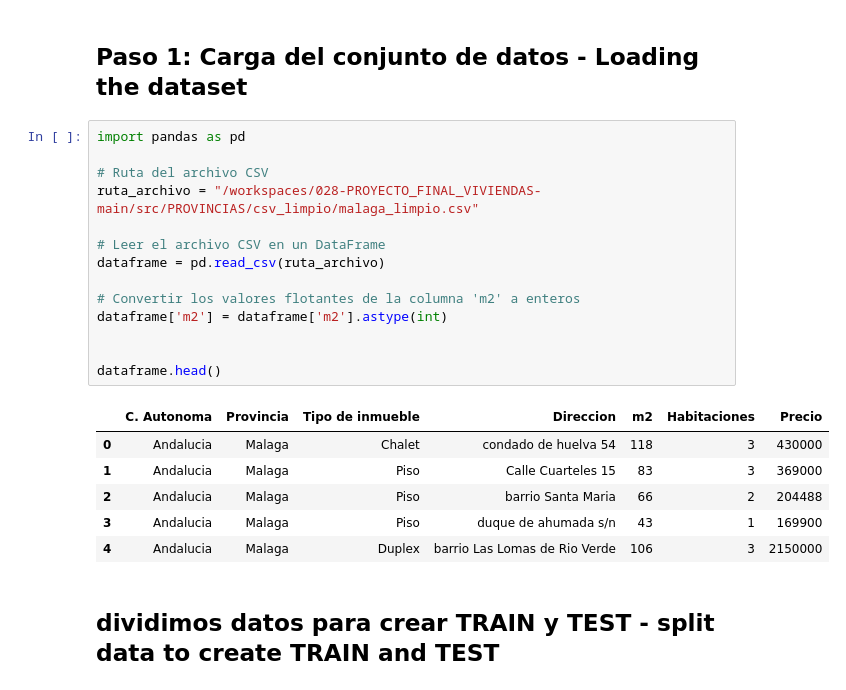
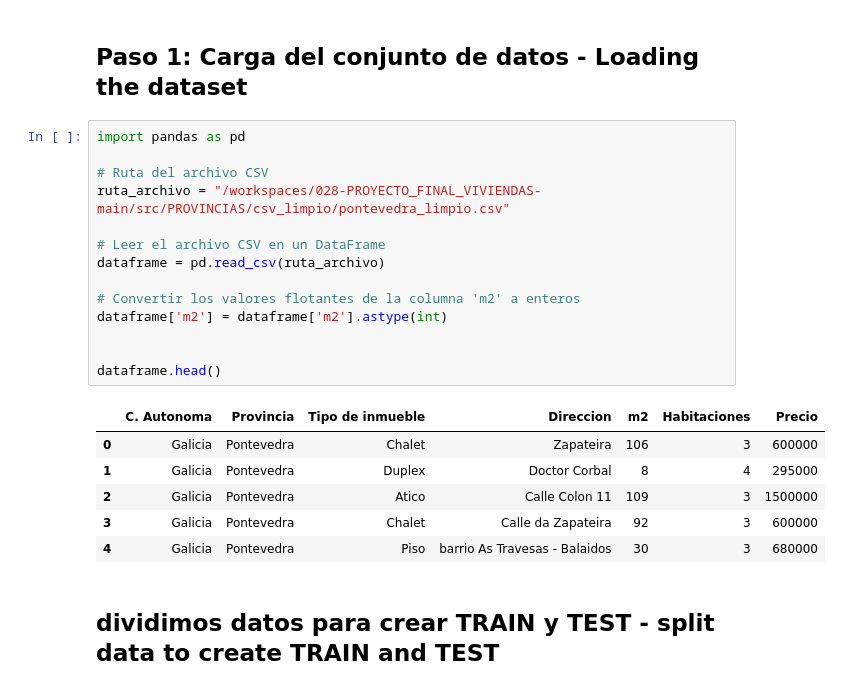
Before and after one commit to 4GeeksAcademy/028-PROYECTO_FINAL_VIVIENDAS-main-4geeks, a Jupyter notebook: src/PROVINCIAS/EDA/creacion_modelos.ipynb, the cells around one changed output. Drawn from its saved outputs; the diff is of its cells as text.

```diff
--- a/src/PROVINCIAS/EDA/creacion_modelos.ipynb
+++ b/src/PROVINCIAS/EDA/creacion_modelos.ipynb
@@ -3,24 +3,24 @@
 # %%
 import pandas as pd
 
 # Ruta del archivo CSV
-ruta_archivo = "/workspaces/028-PROYECTO_FINAL_VIVIENDAS-main/src/PROVINCIAS/csv_limpio/malaga_limpio.csv"
+ruta_archivo = "/workspaces/028-PROYECTO_FINAL_VIVIENDAS-main/src/PROVINCIAS/csv_limpio/pontevedra_limpio.csv"
 
 # Leer el archivo CSV en un DataFrame
 dataframe = pd.read_csv(ruta_archivo)
 
 # Convertir los valores flotantes de la columna 'm2' a enteros
 dataframe['m2'] = dataframe['m2'].astype(int)
 
 
 dataframe.head()
 # %% [output]
 |  | C. Autonoma | Provincia | Tipo de inmueble | Direccion | m2 | Habitaciones | Precio |
-| 0 | Andalucia | Malaga | Chalet | condado de huelva 54 | 118 | 3 | 430000 |
-| 1 | Andalucia | Malaga | Piso | Calle Cuarteles 15 | 83 | 3 | 369000 |
-| 2 | Andalucia | Malaga | Piso | barrio Santa Maria | 66 | 2 | 204488 |
-| 3 | Andalucia | Malaga | Piso | duque de ahumada s/n | 43 | 1 | 169900 |
-| 4 | Andalucia | Malaga | Duplex | barrio Las Lomas de Rio Verde | 106 | 3 | 2150000 |
+| 0 | Galicia | Pontevedra | Chalet | Zapateira | 106 | 3 | 600000 |
+| 1 | Galicia | Pontevedra | Duplex | Doctor Corbal | 8 | 4 | 295000 |
+| 2 | Galicia | Pontevedra | Atico | Calle Colon 11 | 109 | 3 | 1500000 |
+| 3 | Galicia | Pontevedra | Chalet | Calle da Zapateira | 92 | 3 | 600000 |
+| 4 | Galicia | Pontevedra | Piso | barrio As Travesas - Balaidos | 30 | 3 | 680000 |
 # %% [markdown]
 ## dividimos datos para crear TRAIN y TEST - split data to create TRAIN and TEST
 # %%
```
Also changed, not shown: parts of 9 cells of this notebook, 20 other files.
